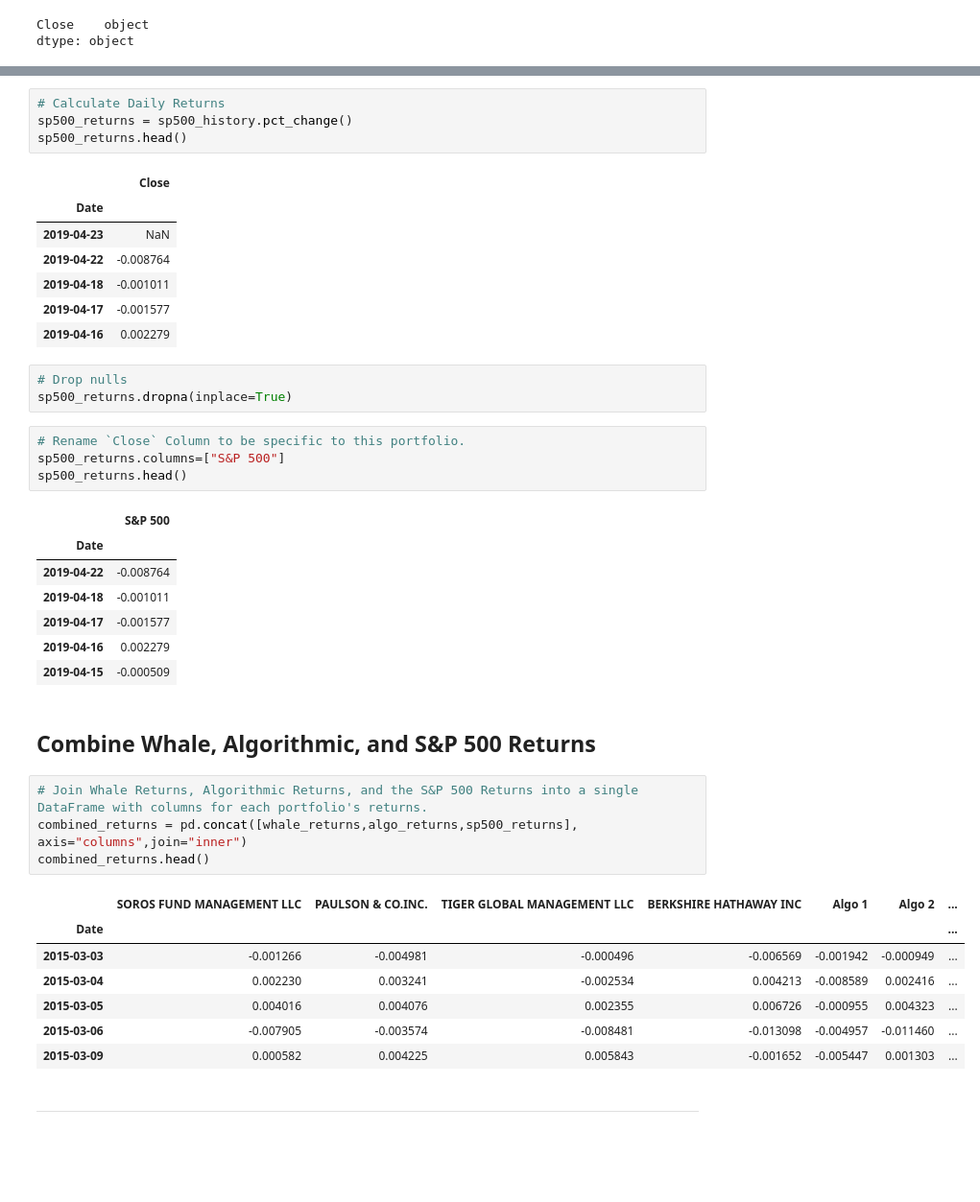
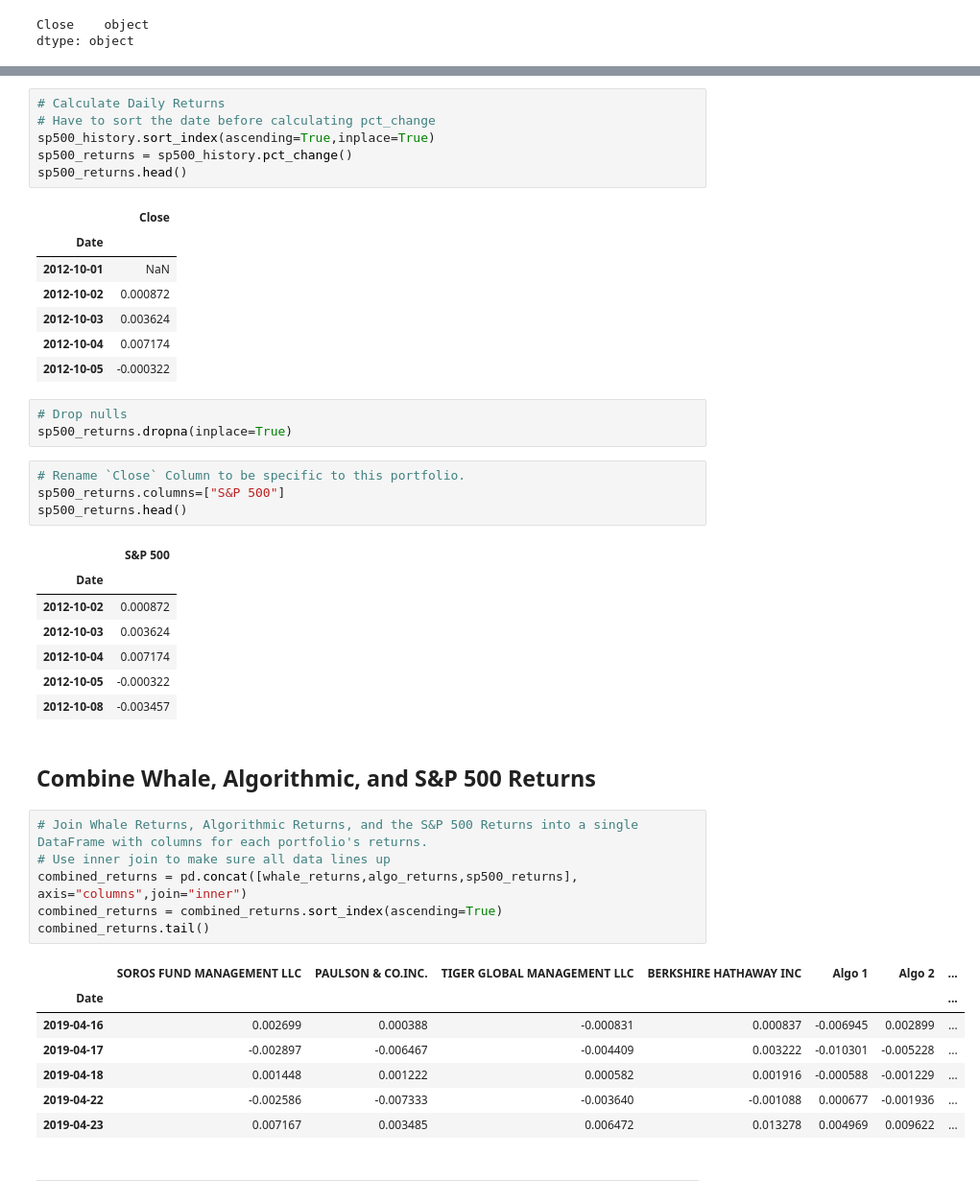
Before and after one commit to ankurgoel77/hw4-whale, a Jupyter notebook: whale_analysis.ipynb, the cells around one changed output, grey strips where cells are left out. Shown at 96% size. Saved outputs shown, nothing was run; the diff lists cells and outputs as text; blank space fills up the shorter version.

```diff
--- a/whale_analysis.ipynb
+++ b/whale_analysis.ipynb
@@ -137,15 +144,17 @@ sp500_history.head()
 # %%
 # Calculate Daily Returns
+# Have to sort the date before calculating pct_change
+sp500_history.sort_index(ascending=True,inplace=True)
 sp500_returns = sp500_history.pct_change()
 sp500_returns.head()
 # %% [output]
 |  | Close |
 | Date |  |
-| 2019-04-23 | NaN |
-| 2019-04-22 | -0.008764 |
-| 2019-04-18 | -0.001011 |
-| 2019-04-17 | -0.001577 |
-| 2019-04-16 | 0.002279 |
+| 2012-10-01 | NaN |
+| 2012-10-02 | 0.000872 |
+| 2012-10-03 | 0.003624 |
+| 2012-10-04 | 0.007174 |
+| 2012-10-05 | -0.000322 |
 # %%
 # Drop nulls
 sp500_returns.dropna(inplace=True)
@@ -156,25 +165,27 @@ sp500_returns.head()
 # %% [output]
 |  | S&P 500 |
 | Date |  |
-| 2019-04-22 | -0.008764 |
-| 2019-04-18 | -0.001011 |
-| 2019-04-17 | -0.001577 |
-| 2019-04-16 | 0.002279 |
-| 2019-04-15 | -0.000509 |
+| 2012-10-02 | 0.000872 |
+| 2012-10-03 | 0.003624 |
+| 2012-10-04 | 0.007174 |
+| 2012-10-05 | -0.000322 |
+| 2012-10-08 | -0.003457 |
 # %% [markdown]
 ## Combine Whale, Algorithmic, and S&P 500 Returns
 # %%
 # Join Whale Returns, Algorithmic Returns, and the S&P 500 Returns into a single DataFrame with columns for each portfolio's returns.
+# Use inner join to make sure all data lines up
 combined_returns = pd.concat([whale_returns,algo_returns,sp500_returns], axis="columns",join="inner")
-combined_returns.head()
+combined_returns = combined_returns.sort_index(ascending=True)
+combined_returns.tail()
 # %% [output]
 |  | SOROS FUND MANAGEMENT LLC | PAULSON & CO.INC. | TIGER GLOBAL MANAGEMENT LLC | BERKSHIRE HATHAWAY INC | Algo 1 | Algo 2 | ... |
 | Date |  |  |  |  |  |  | ... |
-| 2015-03-03 | -0.001266 | -0.004981 | -0.000496 | -0.006569 | -0.001942 | -0.000949 | ... |
-| 2015-03-04 | 0.002230 | 0.003241 | -0.002534 | 0.004213 | -0.008589 | 0.002416 | ... |
-| 2015-03-05 | 0.004016 | 0.004076 | 0.002355 | 0.006726 | -0.000955 | 0.004323 | ... |
-| 2015-03-06 | -0.007905 | -0.003574 | -0.008481 | -0.013098 | -0.004957 | -0.011460 | ... |
-| 2015-03-09 | 0.000582 | 0.004225 | 0.005843 | -0.001652 | -0.005447 | 0.001303 | ... |
+| 2019-04-16 | 0.002699 | 0.000388 | -0.000831 | 0.000837 | -0.006945 | 0.002899 | ... |
+| 2019-04-17 | -0.002897 | -0.006467 | -0.004409 | 0.003222 | -0.010301 | -0.005228 | ... |
+| 2019-04-18 | 0.001448 | 0.001222 | 0.000582 | 0.001916 | -0.000588 | -0.001229 | ... |
+| 2019-04-22 | -0.002586 | -0.007333 | -0.003640 | -0.001088 | 0.000677 | -0.001936 | ... |
+| 2019-04-23 | 0.007167 | 0.003485 | 0.006472 | 0.013278 | 0.004969 | 0.009622 | ... |
 # %% [markdown]
 ---
 # %% [markdown]
```
Also changed, not shown: parts of 7 cells of this notebook.
